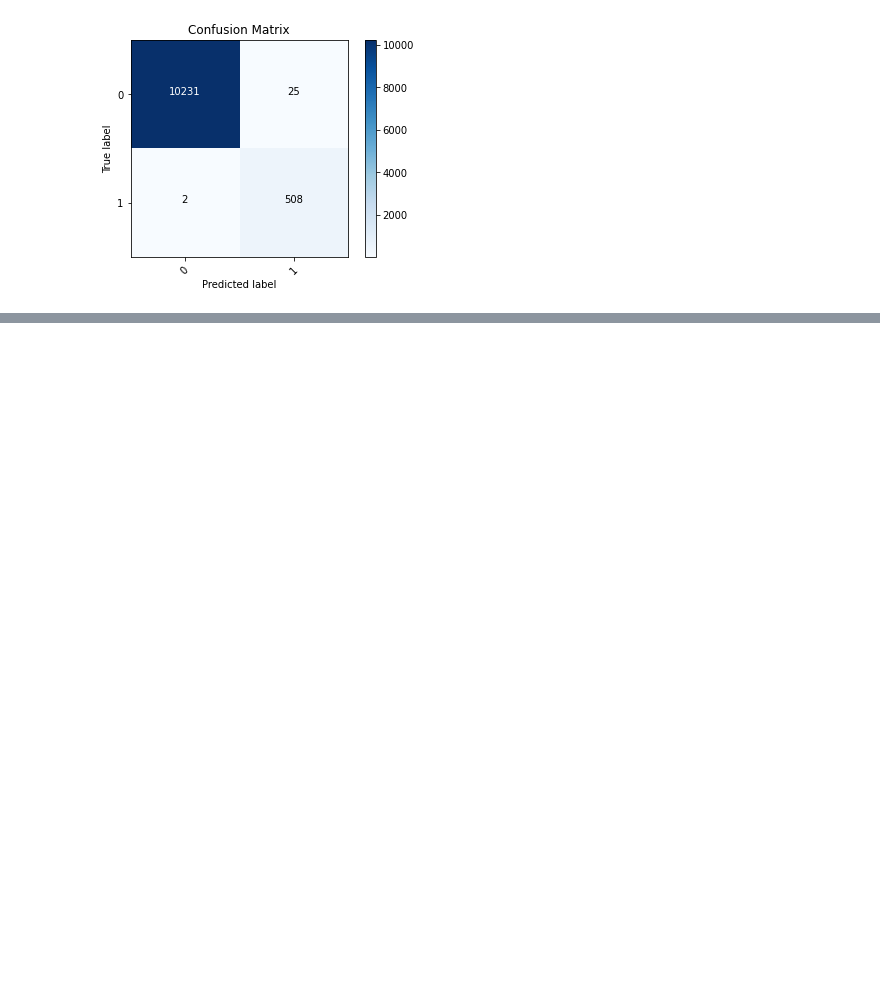
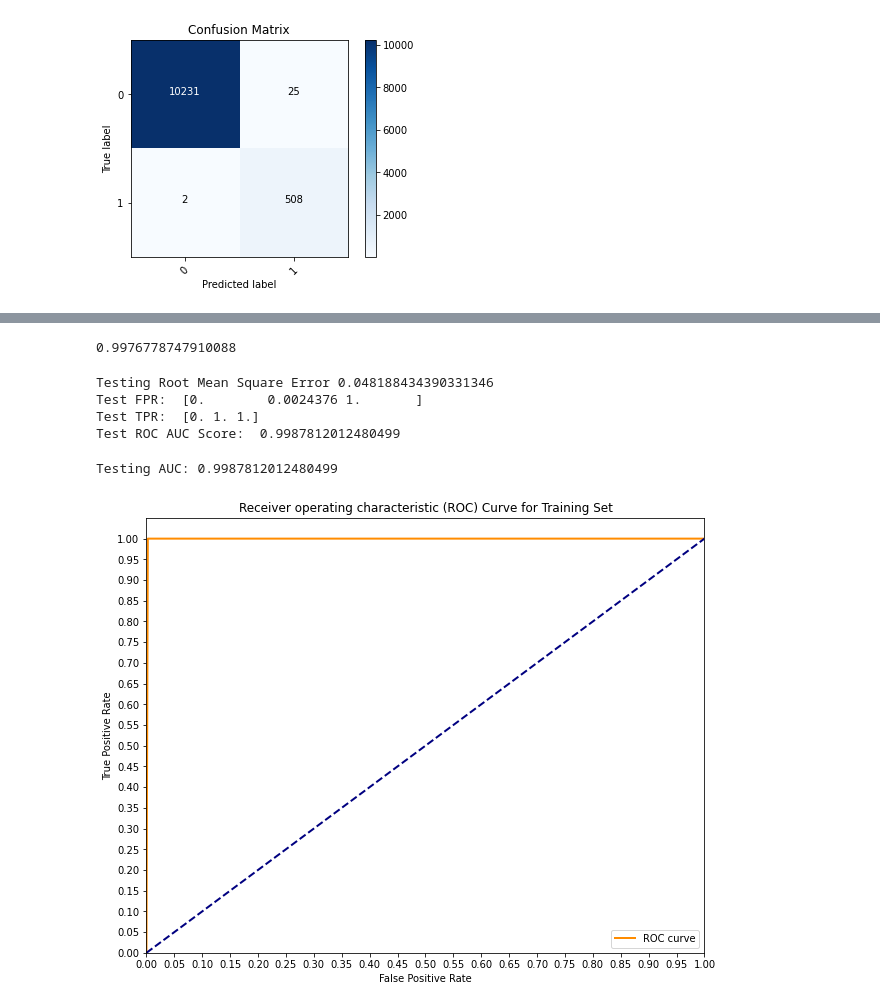
Before and after one commit to EricaSG/Mod3Project, a Jupyter notebook: Modeling.ipynb, the cells around one changed output, grey strips where cells are left out. Cells and saved outputs as stored; diff of their text form; code cells hidden in the pictures; blank space fills up the shorter version.

```diff
--- a/Modeling.ipynb
+++ b/Modeling.ipynb
@@ -507,0 +458,11 @@ AttributeError: 'ClfSwitcher' object has no attribute 'feature_importances_'
+# %%
+# Check for class imbalance
+print(y_train.value_counts())
+
+# Fit SMOTE to training data
+smote = SMOTE()
+X_feat_resampled, y_feat_resampled = smote.fit_sample(X_feat_train, y_train)
+
+# Preview synthtic sample class distrubution
+print('\n')
+print(pd.Series(y_feat_resampled).value_counts())
@@ -507,0 +478,2 @@ AttributeError: 'ClfSwitcher' object has no attribute 'feature_importances_'
+# %%
+best_mod.fit(X_feat_resampled, y_feat_resampled)
@@ -507,0 +491,39 @@ AttributeError: 'ClfSwitcher' object has no attribute 'feature_importances_'
+# %%
+y_hat_feat = best_mod.predict(X_feat_test)
+# %%
+best_mod.score(X_feat_test, y_test) # R^2 Score
+# %% [output]
+0.9976778747910088
+# %%
+fpr, tpr, thresh = roc_curve(y_test, y_hat_feat)
+rocauc = auc(fpr, tpr)
+
+# print('Training Root Mean Square Error', np.sqrt(mean_squared_error(y_resampled_train, y_scores)))
+print('Testing Root Mean Square Error', np.sqrt(mean_squared_error(y_test, y_hat_feat)))
+print('Test FPR: ', fpr)
+print('Test TPR: ', tpr)
+print('Test ROC AUC Score: ', rocauc)
+# %% [output]
+Testing Root Mean Square Error 0.048188434390331346
+Test FPR:  [0.        0.0024376 1.       ]
+Test TPR:  [0. 1. 1.]
+Test ROC AUC Score:  0.9987812012480499
+# %%
+plt.figure(figsize=(10, 8))
+lw = 2
+plt.plot(fpr, tpr, color='darkorange',
+         lw=lw, label='ROC curve')
+plt.plot([0, 1], [0, 1], color='navy', lw=lw, linestyle='--')
+plt.xlim([0.0, 1.0])
+plt.ylim([0.0, 1.05])
+plt.yticks([i/20.0 for i in range(21)])
+plt.xticks([i/20.0 for i in range(21)])
+plt.xlabel('False Positive Rate')
+plt.ylabel('True Positive Rate')
+plt.title('Receiver operating characteristic (ROC) Curve for Training Set')
+plt.legend(loc='lower right')
+print('Testing AUC: {}'.format(auc(fpr, tpr)))
+plt.show()
+# %% [output]
+Testing AUC: 0.9987812012480499
+[figure, added]
```
Also changed, not shown: parts of 31 cells of this notebook.
